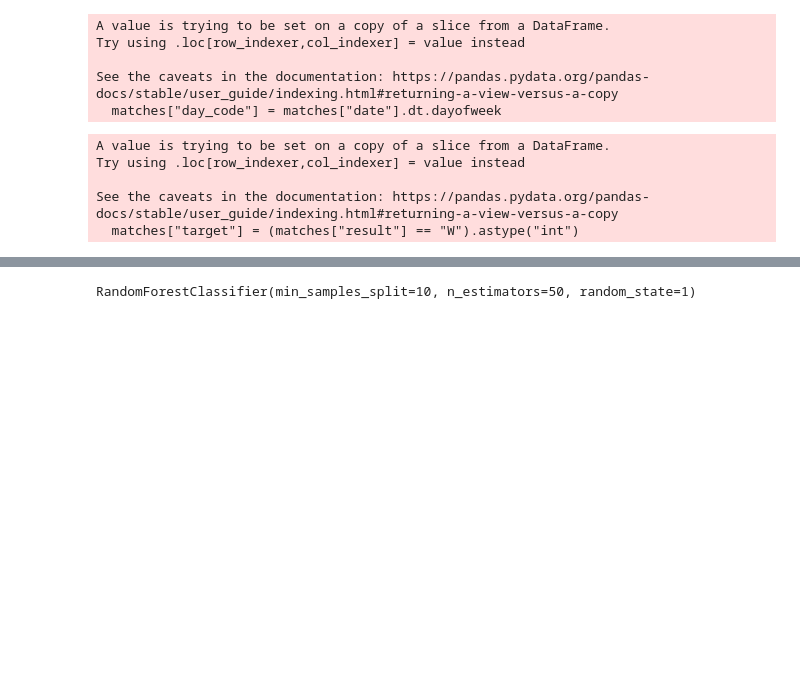
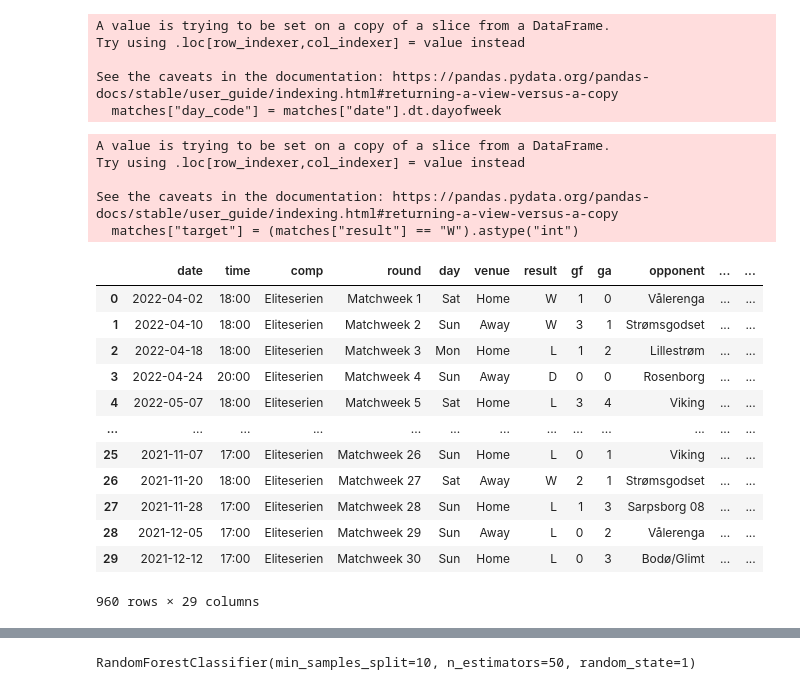
Before and after one commit to KristofferTvedt/EliteserienPredictor, a Jupyter notebook: Predictor.ipynb, the cells around one changed output, grey strips where cells are left out. Drawn from its saved outputs; the diff is of its cells as text; code cells hidden in the pictures; blank space fills up the shorter version.

```diff
--- a/Predictor.ipynb
+++ b/Predictor.ipynb
@@ -178,5 +178,20 @@ from sklearn.ensemble import RandomForestClassifier
 rf = RandomForestClassifier(n_estimators=50, min_samples_split=10, random_state=1)
 # %%
 train = matches[matches["date"] < "2023-01-01"]
+train
+# %% [output]
+|  | date | time | comp | round | day | venue | result | gf | ga | opponent | ... | ... |
+| 0 | 2022-04-02 | 18:00 | Eliteserien | Matchweek 1 | Sat | Home | W | 1 | 0 | Vålerenga | ... | ... |
+| 1 | 2022-04-10 | 18:00 | Eliteserien | Matchweek 2 | Sun | Away | W | 3 | 1 | Strømsgodset | ... | ... |
+| 2 | 2022-04-18 | 18:00 | Eliteserien | Matchweek 3 | Mon | Home | L | 1 | 2 | Lillestrøm | ... | ... |
+| 3 | 2022-04-24 | 20:00 | Eliteserien | Matchweek 4 | Sun | Away | D | 0 | 0 | Rosenborg | ... | ... |
+| 4 | 2022-05-07 | 18:00 | Eliteserien | Matchweek 5 | Sat | Home | L | 3 | 4 | Viking | ... | ... |
+| ... | ... | ... | ... | ... | ... | ... | ... | ... | ... | ... | ... | ... |
+| 25 | 2021-11-07 | 17:00 | Eliteserien | Matchweek 26 | Sun | Home | L | 0 | 1 | Viking | ... | ... |
+| 26 | 2021-11-20 | 18:00 | Eliteserien | Matchweek 27 | Sat | Away | W | 2 | 1 | Strømsgodset | ... | ... |
+| 27 | 2021-11-28 | 17:00 | Eliteserien | Matchweek 28 | Sun | Home | L | 1 | 3 | Sarpsborg 08 | ... | ... |
+| 28 | 2021-12-05 | 17:00 | Eliteserien | Matchweek 29 | Sun | Away | L | 0 | 2 | Vålerenga | ... | ... |
+| 29 | 2021-12-12 | 17:00 | Eliteserien | Matchweek 30 | Sun | Home | L | 0 | 3 | Bodø/Glimt | ... | ... |
+960 rows × 29 columns
 # %%
 test = matches[matches["date"] > "2023-01-01"]
```
Also changed, not shown: parts of 15 cells of this notebook.
